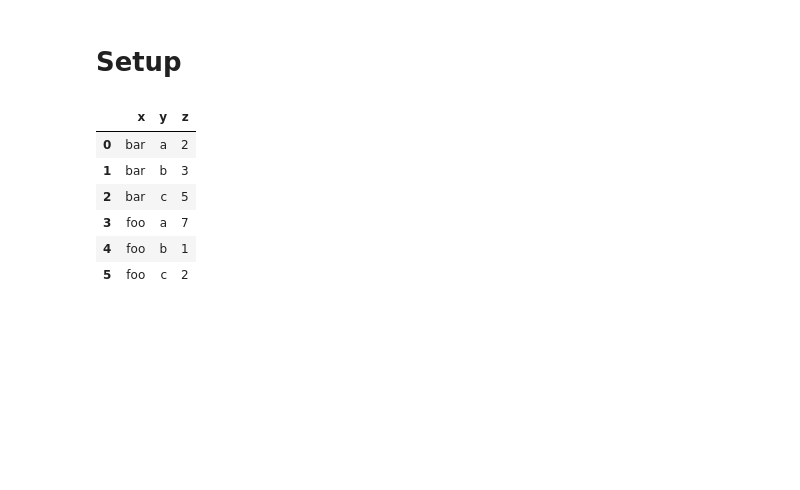
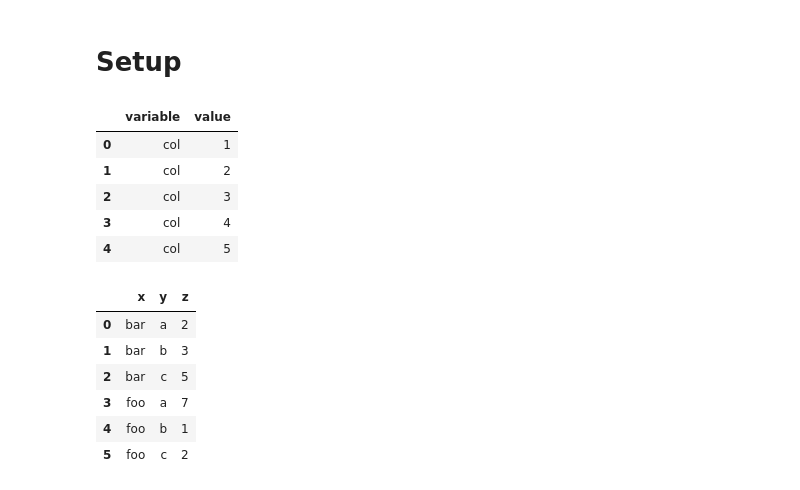
Before and after one commit to mattlim96/msc-ba-python, a Jupyter notebook: block7.ipynb, the cells around one changed output. Cells and saved outputs as stored; diff of their text form; code cells hidden in the pictures; blank space fills up the shorter version.

```diff
--- a/block7.ipynb
+++ b/block7.ipynb
@@ -6,3 +6,14 @@
 # %%
 import pandas as pd
 import numpy as np
+# %%
+test = pd.DataFrame({'col':[1,2,3,4,5]})
+wide = test.melt()
+wide
+# %% [output]
+|  | variable | value |
+| 0 | col | 1 |
+| 1 | col | 2 |
+| 2 | col | 3 |
+| 3 | col | 4 |
+| 4 | col | 5 |
```
Also changed, not shown: parts of 4 cells of this notebook.
